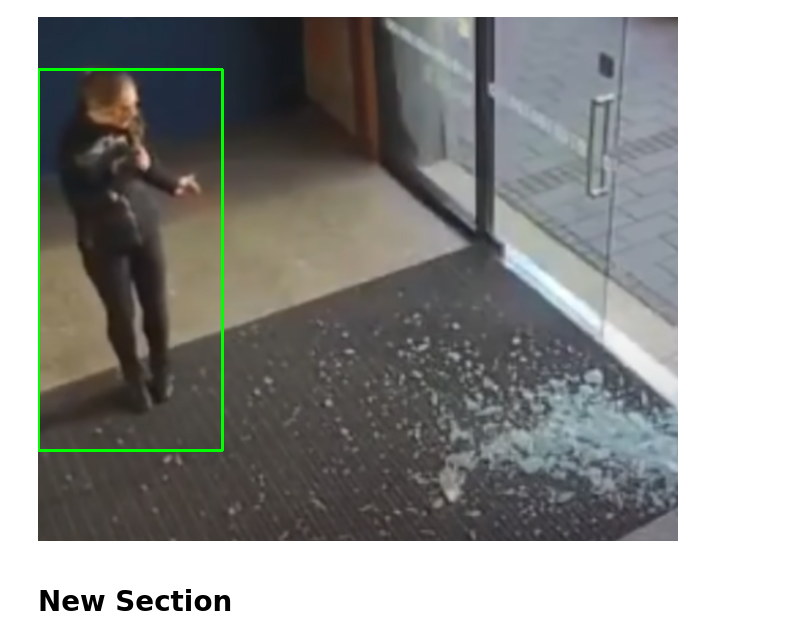
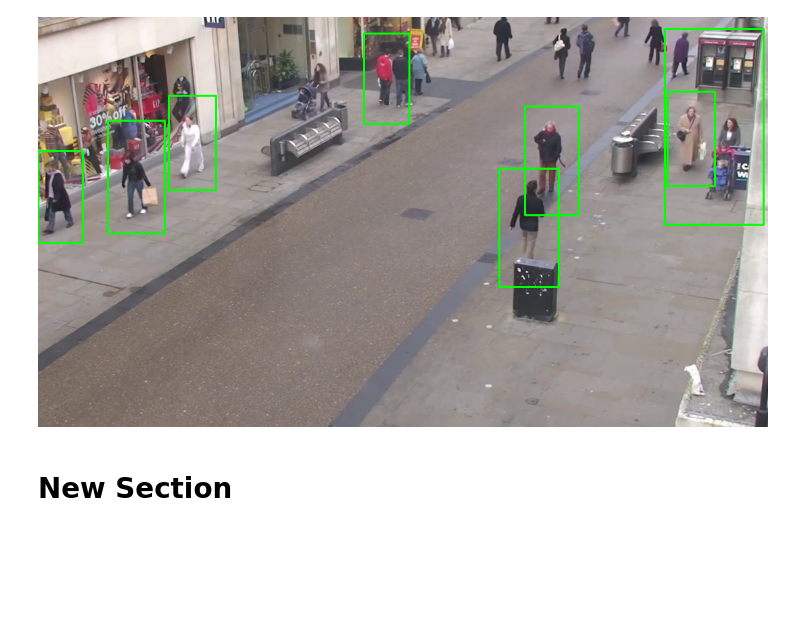
Before and after one commit to VedereArtificiala/prelucrareaimaginilor-proiect-nunu1, a Jupyter notebook: main.ipynb, the cells around one changed output. Saved outputs shown, nothing was run; the diff lists cells and outputs as text; code cells hidden in the pictures; blank space fills up the shorter version.

```diff
--- a/main.ipynb
+++ b/main.ipynb
@@ -6,6 +6,8 @@ import cv2
 import imutils
 from google.colab import drive
 from google.colab.patches import cv2_imshow
+from IPython.display import clear_output
+from time import sleep
 
 # Initializing the HOG person
 # detector
@@ -14,7 +16,10 @@ hog.setSVMDetector(cv2.HOGDescriptor_getDefaultPeopleDetector())
 
 
 #cap = cv2.VideoCapture('/content/drive/MyDrive/PI-P Data/y2mate.com - People Walking Free Stock Footage RoyaltyFree No Copyright Content_1080p.mp4')
-cap = cv2.VideoCapture('/content/drive/MyDrive/PI-P Data/KAGGLE dataset/human/40.png')
+cap = cv2.VideoCapture('/content/drive/MyDrive/PI-P Data/PITest.mp4')
+
+
+multiTracker = None
 
 #out = cv2.VideoWriter(
 #    '/content/drive/MyDrive/PI-P Data/output.avi',
@@ -22,32 +27,63 @@ cap = cv2.VideoCapture('/content/drive/MyDrive/PI-P Data/KAGGLE dataset/human/40
 #    15.,
 #    (640,480))
 
+count = 0
+frames = []
+
 while True:
 #while cap.isOpened():
 	# Reading the video stream
 	ret, frame = cap.read()
+ 			#frame = cv2.resize(frame, (640, 400))
+
+
+
 	if ret:
-		#frame = cv2.resize(frame, (640, 400))
-		frame = imutils.resize(frame, width = 640)
-		# using a greyscale picture, also for faster detection
-		gray = cv2.cvtColor(frame, cv2.COLOR_RGB2GRAY)
 
-		# detect people in the image
-		# returns the bounding boxes for the detected objects
-		boxes, weights = hog.detectMultiScale(frame, winStride=(8,8), padding = (4,4),scale=1.05 )
+		if count == 0:
+			frame = imutils.resize(frame, width = 1080)
+			# using a greyscale picture, also for faster detection
+			gray = cv2.cvtColor(frame, cv2.COLOR_RGB2GRAY)
 
-		boxes = np.array([[x, y, x + w, y + h] for (x, y, w, h) in boxes])
+			multiTracker = cv2.legacy.MultiTracker_create()
+			# detect people in the image
+			# returns the bounding boxes for the detected objects
+			boxes, weights = hog.detectMultiScale(frame, winStride=(4,4),scale=1.05 )
 
-		for (xA, yA, xB, yB) in boxes:
-				# display the detected boxes in the colour picture
-				cv2.rectangle(frame, (xA, yA), (xB, yB),
-														(0, 255, 0), 2)
+			boxes = np.array([[x, y, x + w, y + h] for (x, y, w, h) in boxes])
 
-		# Write the output videoq
-		#out.write(frame.astype('uint8'))
+			for (xA, yA, xB, yB) in boxes:
+					# display the detected boxes in the colour picture
+					cv2.rectangle(frame, (xA, yA), (xB, yB),
+															(0, 255, 0), 2)
+		 # add boxes to tracker and recalculate the coord (HOG and multiTracker return diferent formats)
+			for box in boxes:
+				multiTracker.add(cv2.legacy.TrackerKCF_create(), frame, (box[0], box[1], box[2] - box[0], box[3] - box[1]))
+
+
+		else:
+			frame = imutils.resize(frame, width = 1080)
+			# using a greyscale picture, also for faster detection
+			gray = cv2.cvtColor(frame, cv2.COLOR_RGB2GRAY)
+
+			success, boxes = multiTracker.update(frame)
+
+				# draw tracked objects
+			for box in boxes:
+				x1, y1, w, h = [int(i) for i in box]
+				x2, y2 = x1 + w, y1 + h
+				cv2.rectangle(frame, (x1, y1), (x2, y2), (0, 255, 0), 2)
+
 
 		# Showing the output Image
-		cv2_imshow(frame)
+		frames.append(frame)
+
+		if count != 50:
+			count += 1
+		else:
+			count = 0
+
+
 		if cv2.waitKey(1) & 0xFF == ord('q'):
 			break
 	else:
@@ -56,9 +92,13 @@ while True:
 
 
 cap.release()
-#out.release()
 cv2.destroyAllWindows()
-# %% [output]
-[figure, removed]
+# %%
+for cur_frame in frames:
+  clear_output()
+  cv2_imshow(cur_frame)
+  sleep(0.1)
+# %% [output]
+[figure, added]
 # %% [markdown]
 # New Section
```
Also changed, not shown: parts of 3 cells of this notebook.
